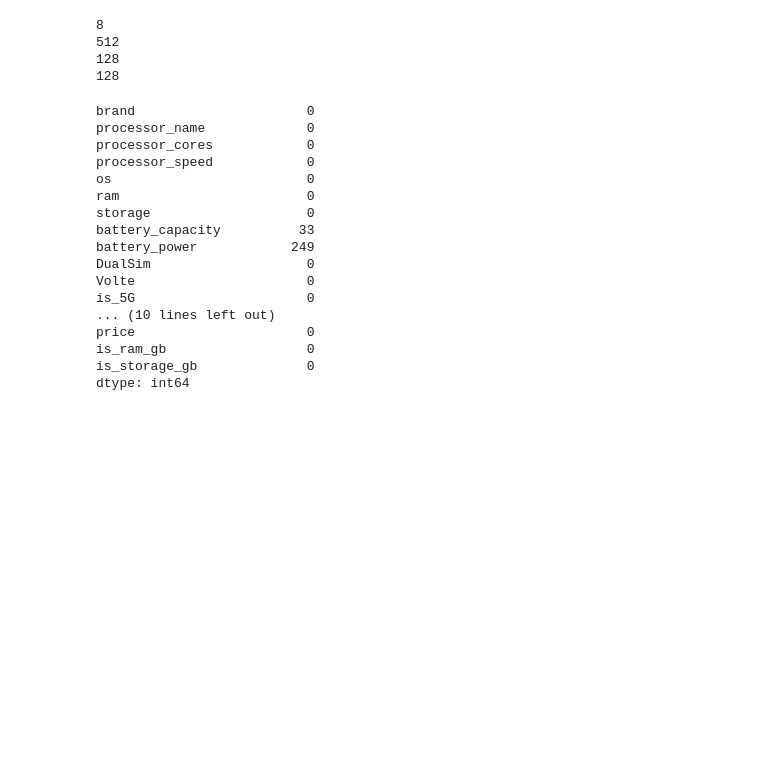
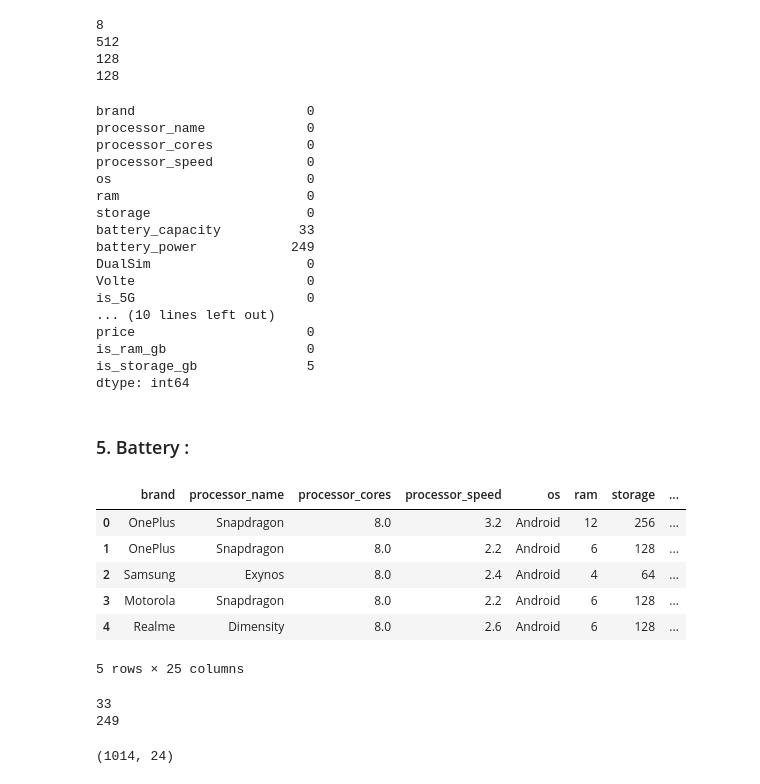
Before and after one commit to DeepeshIITdh/Tech-Items-Price-Predictor, a Jupyter notebook: Smartphones_Price_Predictor_Data_Preprocessing.ipynb, the cells around one changed output. Drawn from its saved outputs; the diff is of its cells as text; code cells hidden in the pictures; blank space fills up the shorter version.

```diff
--- a/Smartphones_Price_Predictor_Data_Preprocessing.ipynb
+++ b/Smartphones_Price_Predictor_Data_Preprocessing.ipynb
@@ -500,6 +502,12 @@ df['is_ram_gb'] = np.where((df['is_ram_gb'].isnull()==True) & (df['price']<6000)
 df['storage'] = df['storage'].fillna('128')
 df['is_storage_gb'] = np.where((df['is_storage_gb'].isnull()==True) & (df['price']>6000),'GB',df['is_storage_gb'])
 df['is_storage_gb'] = np.where((df['is_storage_gb'].isnull()==True) & (df['price']<6000),'MB',df['is_storage_gb'])
+# %%
+df['ram'] = df['ram'].astype(np.int64)
+df['storage'] = df['storage'].astype(np.int64)
+# %%
+df['is_ram_gb'] = df['is_ram_gb'].map({'GB':1,'MB':0})
+df['is_storage_gb'] = df['is_storage_gb'].map({'GB':1,'MB':0})
 # %%
 df.isnull().sum()
 # %% [output]
@@ -518,5 +526,17 @@ is_5G                      0
 ... (10 lines left out)
 price                      0
 is_ram_gb                  0
-is_storage_gb              0
+is_storage_gb              5
 dtype: int64
+# %% [markdown]
+### 5. Battery :
+# %%
+df.head()
+# %% [output]
+|  | brand | processor_name | processor_cores | processor_speed | os | ram | storage | ... |
+| 0 | OnePlus | Snapdragon | 8.0 | 3.2 | Android | 12 | 256 | ... |
+| 1 | OnePlus | Snapdragon | 8.0 | 2.2 | Android | 6 | 128 | ... |
+| 2 | Samsung | Exynos | 8.0 | 2.4 | Android | 4 | 64 | ... |
+| 3 | Motorola | Snapdragon | 8.0 | 2.2 | Android | 6 | 128 | ... |
+| 4 | Realme | Dimensity | 8.0 | 2.6 | Android | 6 | 128 | ... |
+5 rows × 25 columns
@@ -522,0 +546,7 @@ dtype: int64
+# %%
+# null values in 'battery column'
+print(df['battery_capacity'].isnull().sum())
+print(df['battery_power'].isnull().sum())
+# %% [output]
+33
+249
@@ -522,0 +560,4 @@ dtype: int64
+# %%
+df.shape
+# %% [output]
+(1014, 24)
```
Also changed, not shown: parts of 33 cells of this notebook, 2 other files.
